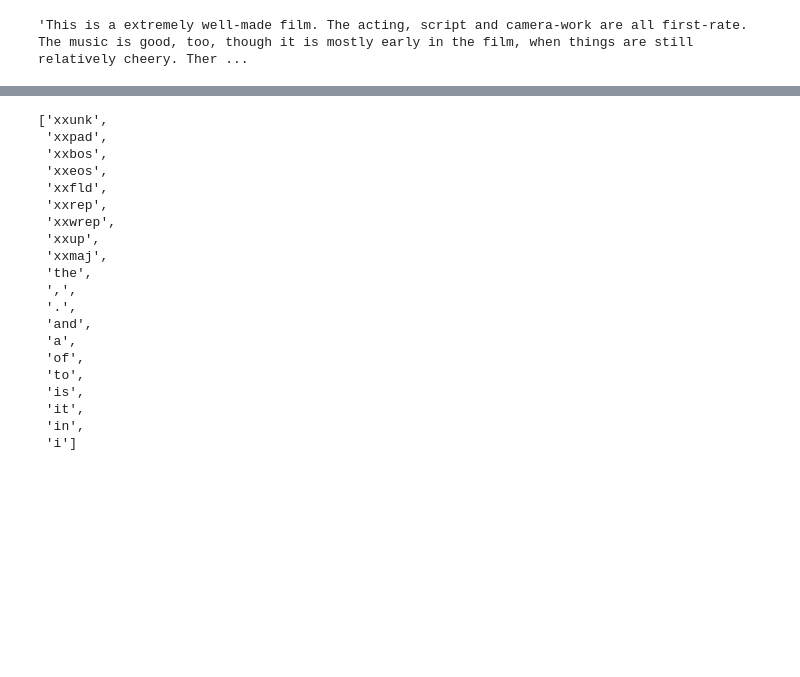
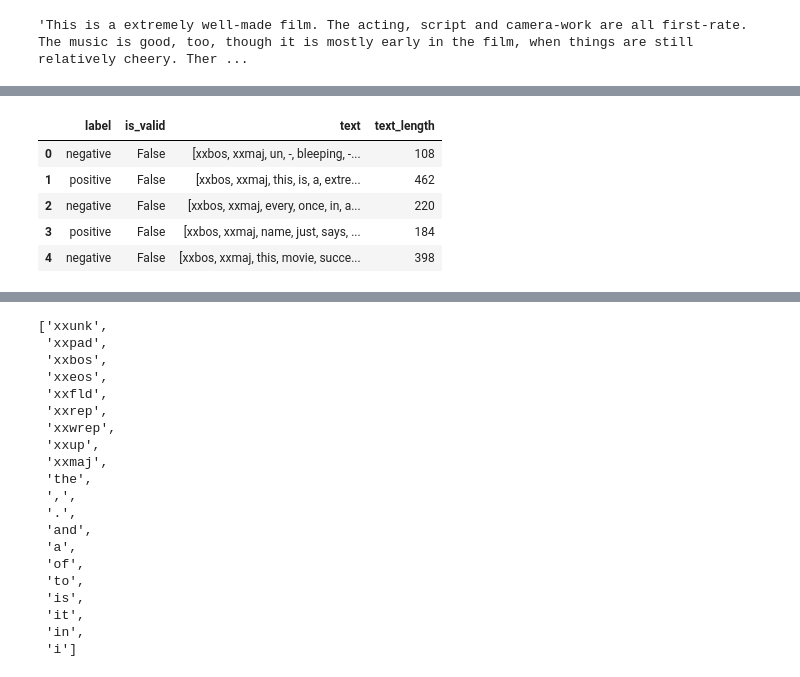
Before and after one commit to binliu0630/FASTAI_V2, a Jupyter notebook: Lesson_3_imdb.ipynb, the cells around one changed output, grey strips where cells are left out. Cells and saved outputs as stored; diff of their text form; code cells hidden in the pictures; blank space fills up the shorter version.

```diff
--- a/Lesson_3_imdb.ipynb
+++ b/Lesson_3_imdb.ipynb
@@ -68,3 +66,5 @@ df.head()
 df['text'][1]
 # %% [output]
 'This is a extremely well-made film. The acting, script and camera-work are all first-rate. The music is good, too, though it is mostly early in the film, when things are still relatively cheery. Ther ...
+# %%
+df_tok, count = tokenize_df(df, text_cols='text')
@@ -70,0 +73,9 @@ df['text'][1]
+# %%
+df_tok.head()
+# %% [output]
+|  | label | is_valid | text | text_length |
+| 0 | negative | False | [xxbos, xxmaj, un, -, bleeping, -... | 108 |
+| 1 | positive | False | [xxbos, xxmaj, this, is, a, extre... | 462 |
+| 2 | negative | False | [xxbos, xxmaj, every, once, in, a... | 220 |
+| 3 | positive | False | [xxbos, xxmaj, name, just, says, ... | 184 |
+| 4 | negative | False | [xxbos, xxmaj, this, movie, succe... | 398 |
```
Also changed, not shown: parts of 38 cells of this notebook.
